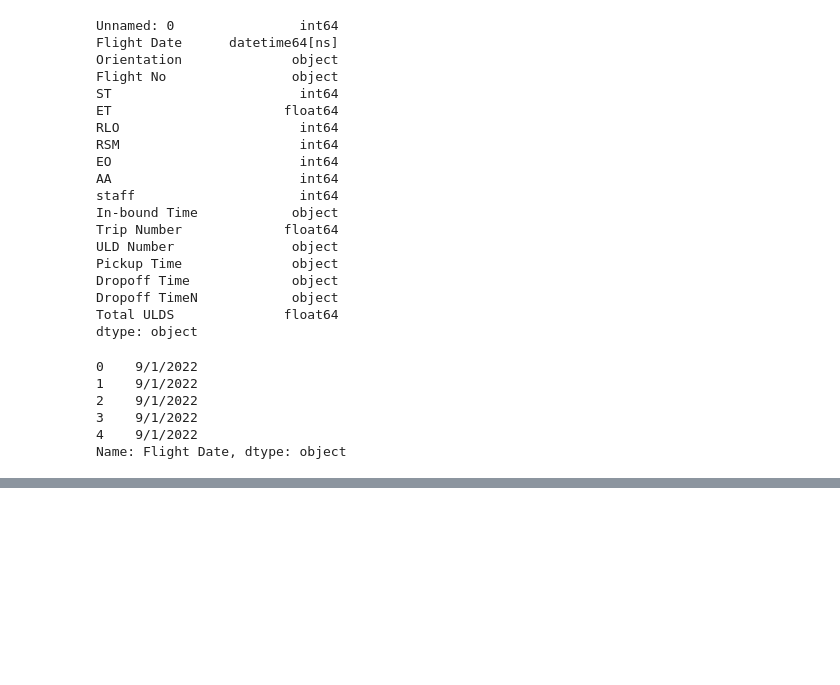
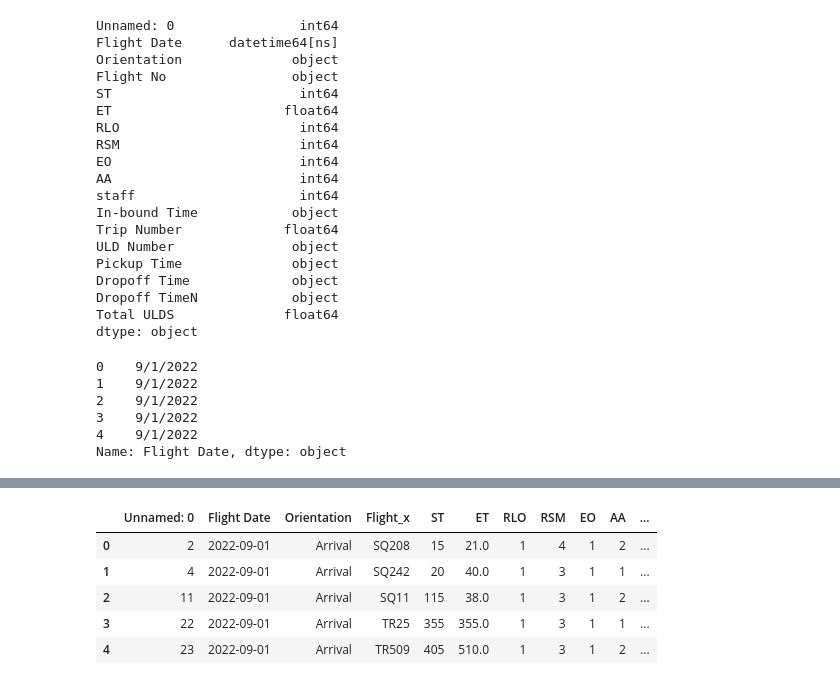
Before and after one commit to mishi-sarfraz/pythonProjects, a Jupyter notebook: FlightData.ipynb, the cells around one changed output, grey strips where cells are left out. Drawn from its saved outputs; the diff is of its cells as text; code cells hidden in the pictures; blank space fills up the shorter version.

```diff
--- a/FlightData.ipynb
+++ b/FlightData.ipynb
@@ -1247,0 +1500,2 @@ Name: Flight Date, dtype: object
+# %%
+dataBugagge['Total Time']=dataBugagge['DroppoffTime Final']-dataBugagge['In-bound Time']
@@ -1247,0 +1551,2 @@ Name: Flight Date, dtype: object
+# %%
+datastaff['Total Flights']=datastaff.groupby(['Flight Date'])['Flight'].transform('count')
@@ -1247,0 +1588,5 @@ Name: Flight Date, dtype: object
+# %%
+# merge datastaff and dataBugagge on Flight Date and Flight No and Inbound-Time
+# rename Flight No to Flight and  ET to Inbound-Time
+datastaff.rename(columns={'Flight':'Flight No','ET':'Inbound-Time'},inplace=True)
+# dataBugaggewithStaff=pd.merge(datastaff,dataBugagge,on=['Flight Date','Flight No','Inbound-Time'])
@@ -1247,0 +1639,2 @@ Name: Flight Date, dtype: object
+# %%
+datastaff = datastaff.assign(Total = datastaff[~datastaff['Flight'].isin(dataBugagge['Flight No'])].groupby(['Flight Date'])['Flight'].count())
@@ -1247,0 +1650,9 @@ Name: Flight Date, dtype: object
+# %%
+datastaff.head()
+# %% [output]
+|  | Unnamed: 0 | Flight Date | Orientation | Flight_x | ST | ET | RLO | RSM | EO | AA | ... |
+| 0 | 2 | 2022-09-01 | Arrival | SQ208 | 15 | 21.0 | 1 | 4 | 1 | 2 | ... |
+| 1 | 4 | 2022-09-01 | Arrival | SQ242 | 20 | 40.0 | 1 | 3 | 1 | 1 | ... |
+| 2 | 11 | 2022-09-01 | Arrival | SQ11 | 115 | 38.0 | 1 | 3 | 1 | 2 | ... |
+| 3 | 22 | 2022-09-01 | Arrival | TR25 | 355 | 355.0 | 1 | 3 | 1 | 1 | ... |
+| 4 | 23 | 2022-09-01 | Arrival | TR509 | 405 | 510.0 | 1 | 3 | 1 | 2 | ... |
```
Also changed, not shown: parts of 54 cells of this notebook.
